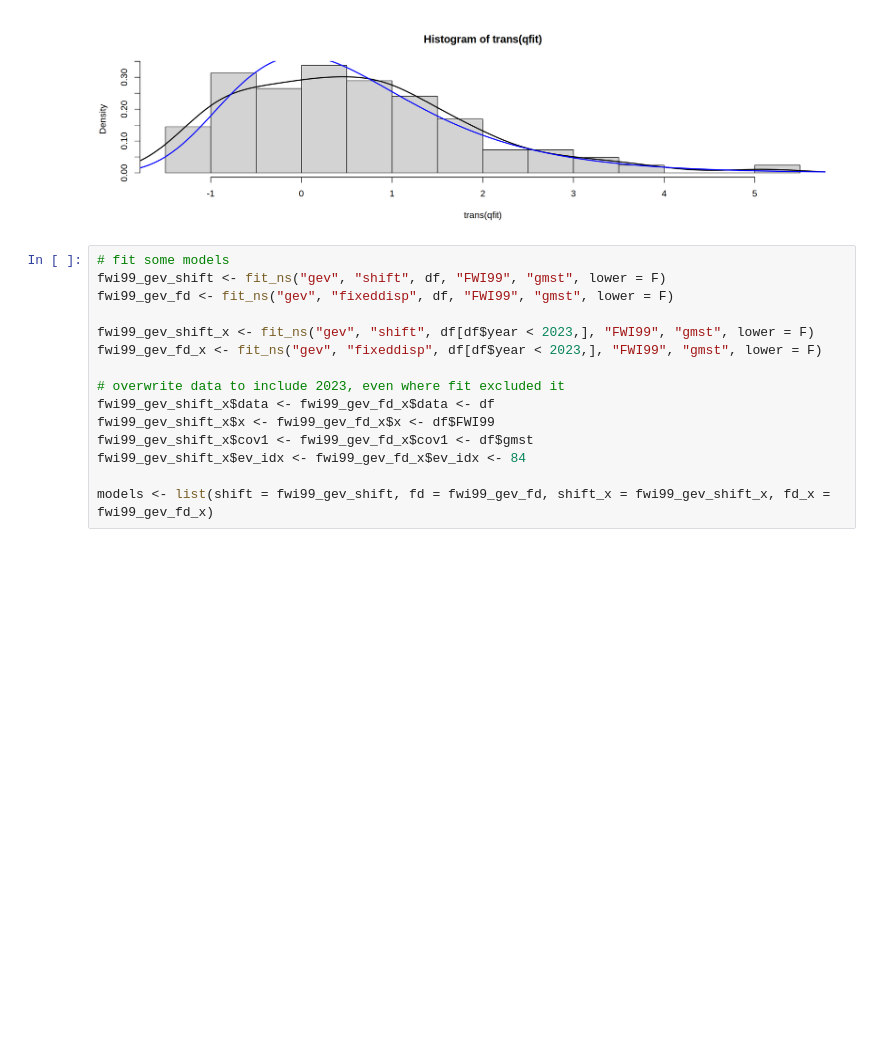
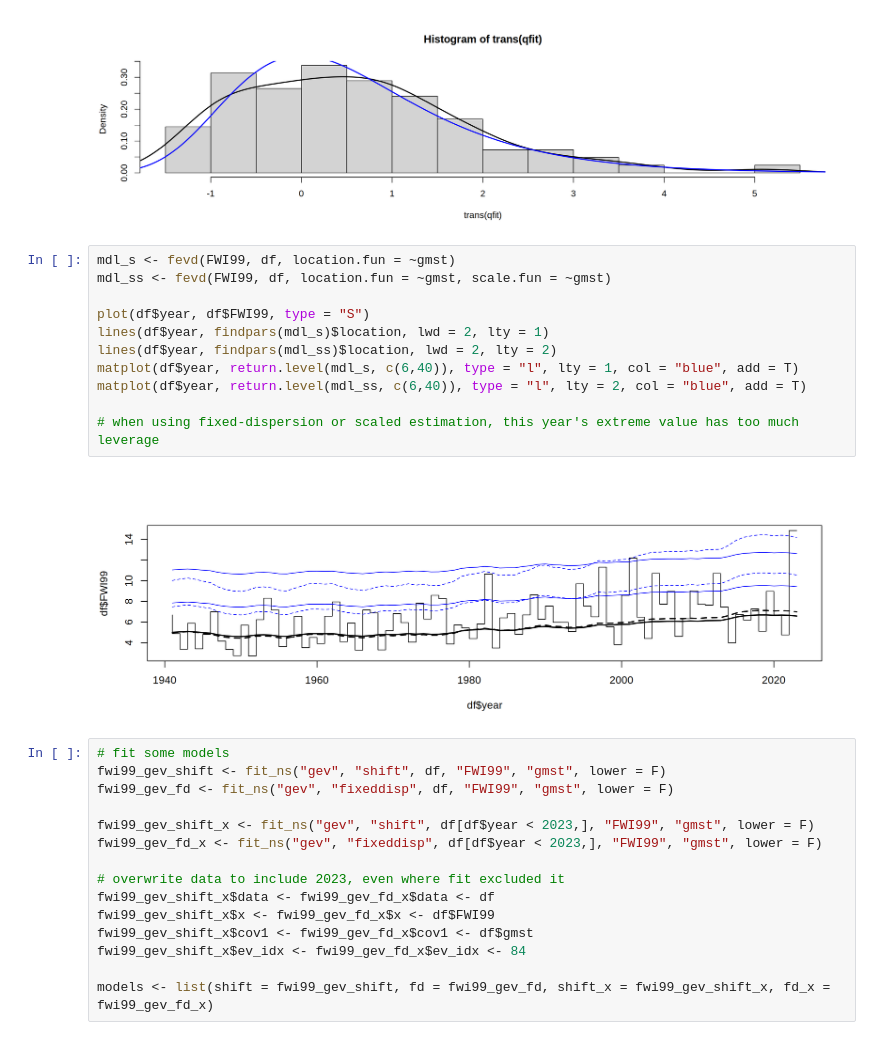
Before and after one commit to clairbarnes/wwa-archive, a Jupyter notebook: 23-05_Canada-wildfires/canada_wildfires_0R_working.ipynb, the cells around one changed output. Drawn from its saved outputs; the diff is of its cells as text; blank space fills up the shorter version.

```diff
--- a/23-05_Canada-wildfires/canada_wildfires_0R_working.ipynb
+++ b/23-05_Canada-wildfires/canada_wildfires_0R_working.ipynb
@@ -18,6 +18,19 @@ lines(density(trans(qfit)), lwd = 2)
 lines(seq(-3,15,0.01), devd(seq(-3,15,0.01)), col = "blue", lwd = 2)
 # %% [output]
 [figure]
+# %%
+mdl_s <- fevd(FWI99, df, location.fun = ~gmst)
+mdl_ss <- fevd(FWI99, df, location.fun = ~gmst, scale.fun = ~gmst)
+
+plot(df$year, df$FWI99, type = "S")
+lines(df$year, findpars(mdl_s)$location, lwd = 2, lty = 1)
+lines(df$year, findpars(mdl_ss)$location, lwd = 2, lty = 2)
+matplot(df$year, return.level(mdl_s, c(6,40)), type = "l", lty = 1, col = "blue", add = T)
+matplot(df$year, return.level(mdl_ss, c(6,40)), type = "l", lty = 2, col = "blue", add = T)
+
+# when using fixed-dispersion or scaled estimation, this year's extreme value has too much leverage
+# %% [output]
+[figure, added]
 # %%
 # fit some models
 fwi99_gev_shift <- fit_ns("gev", "shift", df, "FWI99", "gmst", lower = F)
```
Also changed, not shown: parts of 51 cells of this notebook, 1 other file.
